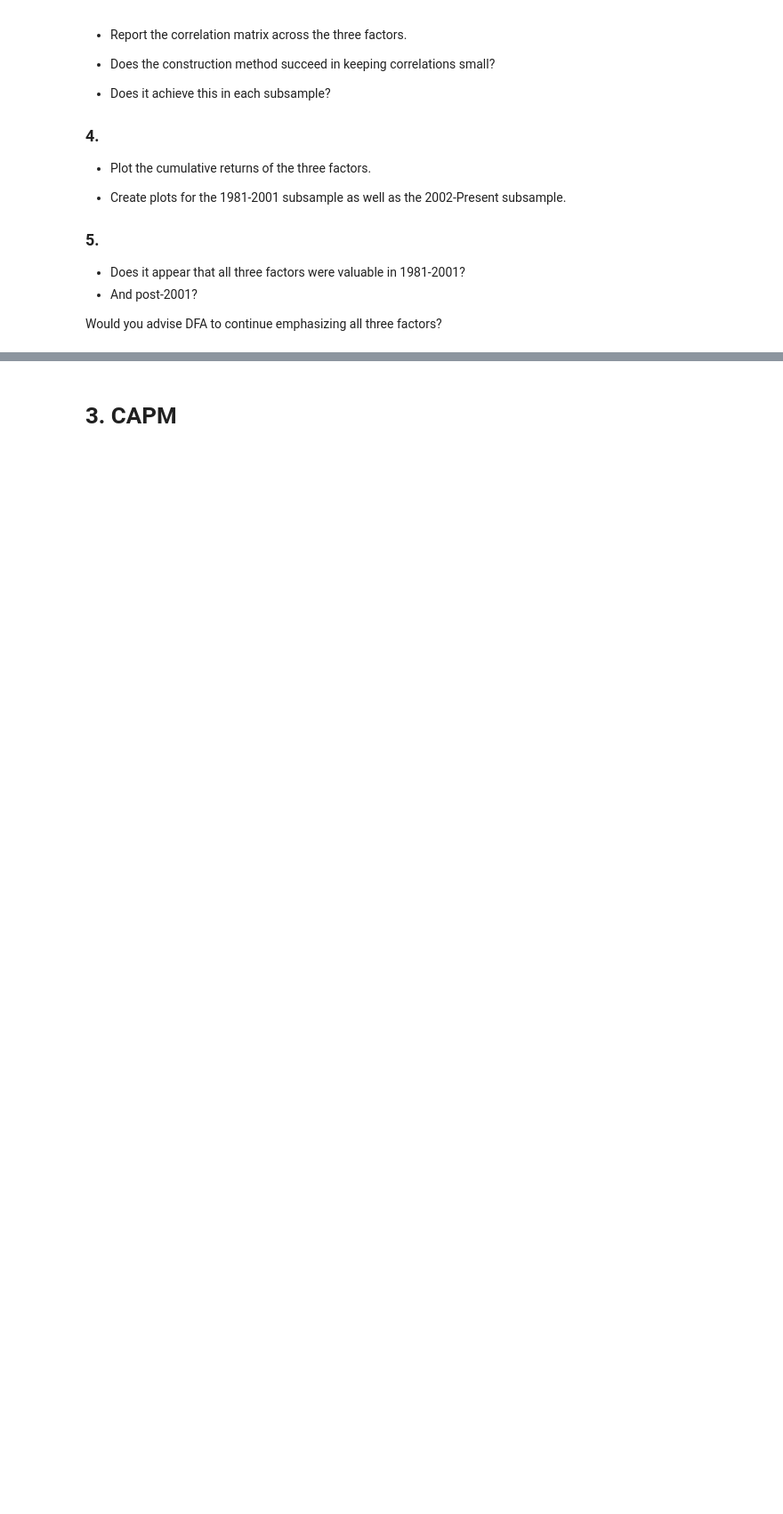
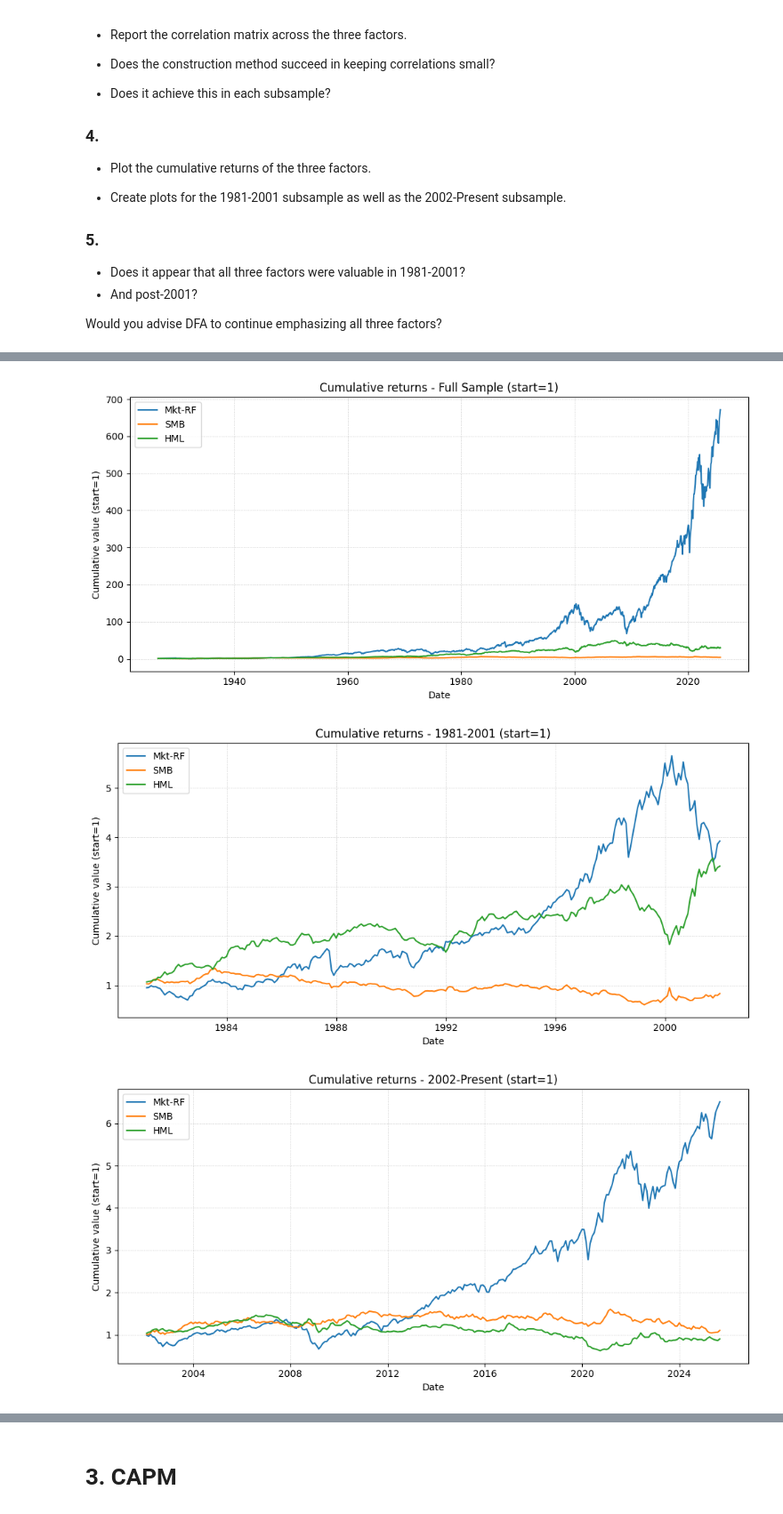
Before and after one commit to Emax25/FINM367-B37, a Jupyter notebook: C.4.0. DFA and Factor Investing.ipynb, the cells around one changed output, grey strips where cells are left out. Shown at 89% size. Saved outputs shown, nothing was run; the diff lists cells and outputs as text; code cells hidden in the pictures; blank space fills up the shorter version.

```diff
--- a/C.4.0. DFA and Factor Investing.ipynb
+++ b/C.4.0. DFA and Factor Investing.ipynb
@@ -22,6 +37,28 @@ Use the data found in `data/dfa_analysis_data.xlsx`.
 #### Source:
 
 Ken French library, accessible through the pandas-datareader API.
+# %%
+def load_and_prepare(path: str, sheet: str = SHEET_NAME) -> pd.DataFrame:
+    df = pd.read_excel(path, sheet_name=sheet)
+    df[DATE_COL] = pd.to_datetime(df[DATE_COL])
+    df = df.set_index(DATE_COL).sort_index()
+
+    missing = [c for c in FACTORS if c not in df.columns]
+    if missing:
+        raise ValueError(f"Missing columns in sheet '{sheet}': {missing}")
+    return df[FACTORS].copy()
+
+def define_subsamples(df: pd.DataFrame) -> Dict[str, pd.DataFrame]:
+    subsamples = {
+        "Full": df,
+        "Beginning - 1980": df.loc[:SPLIT1_END],
+        "1981 - 2001": df.loc[SUB2_START:SUB2_END],
+        "2002 - Present": df.loc[SUB3_START:]
+    }
+    return subsamples
+
+df = load_and_prepare(DATA_PATH)
+subsamples = define_subsamples(df)
 # %% [markdown]
 ### 1. The Factors
 
@@ -74,0 +244,25 @@ Would you advise DFA to continue emphasizing all three factors?
+# %%
+def plot_cumulative_returns(df: pd.DataFrame, factors: list = FACTORS,
+                            title: str = "Cumulative returns", savepath: str = None):
+    cum = (1 + df[factors]).cumprod()
+    plt.figure(figsize=(10, 5))
+    for f in factors:
+        plt.plot(cum.index, cum[f], label=f)
+    plt.legend()
+    plt.title(title)
+    plt.xlabel("Date")
+    plt.ylabel("Cumulative value (start=1)")
+    plt.grid(True, linestyle=':', linewidth=0.5)
+    plt.tight_layout()
+    if savepath:
+        plt.savefig(savepath, dpi=300)
+    plt.show()
+    plt.close()
+
+plot_cumulative_returns(df, title="Cumulative returns - Full Sample (start=1)", savepath="cum_full.png")
+plot_cumulative_returns(subsamples["1981 - 2001"], title="Cumulative returns - 1981-2001 (start=1)", savepath="cum_1981_2001.png")
+plot_cumulative_returns(subsamples["2002 - Present"], title="Cumulative returns - 2002-Present (start=1)", savepath="cum_2002_present.png")
+# %% [output]
+[figure, added]
+[figure, added]
+[figure, added]
```
Also changed, not shown: parts of 13 cells of this notebook, 3 other files.
